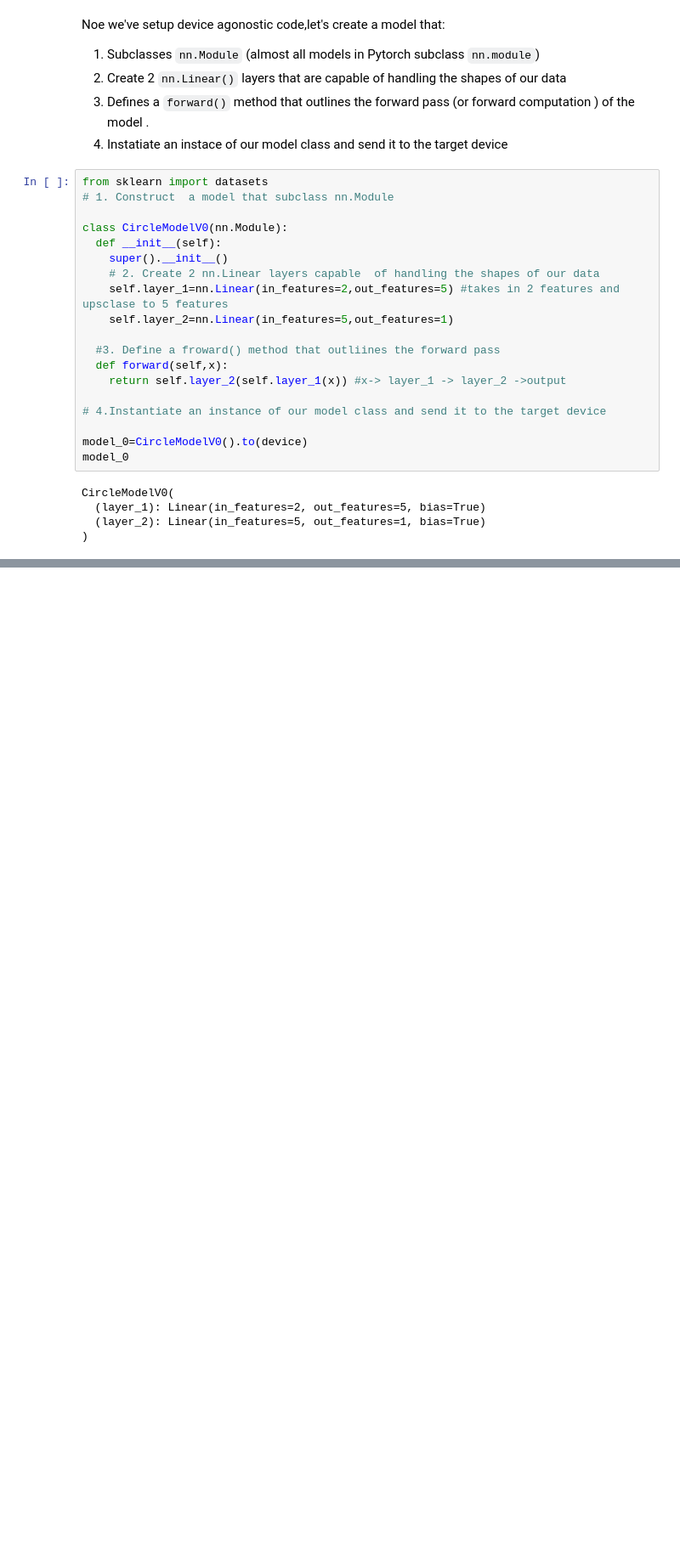
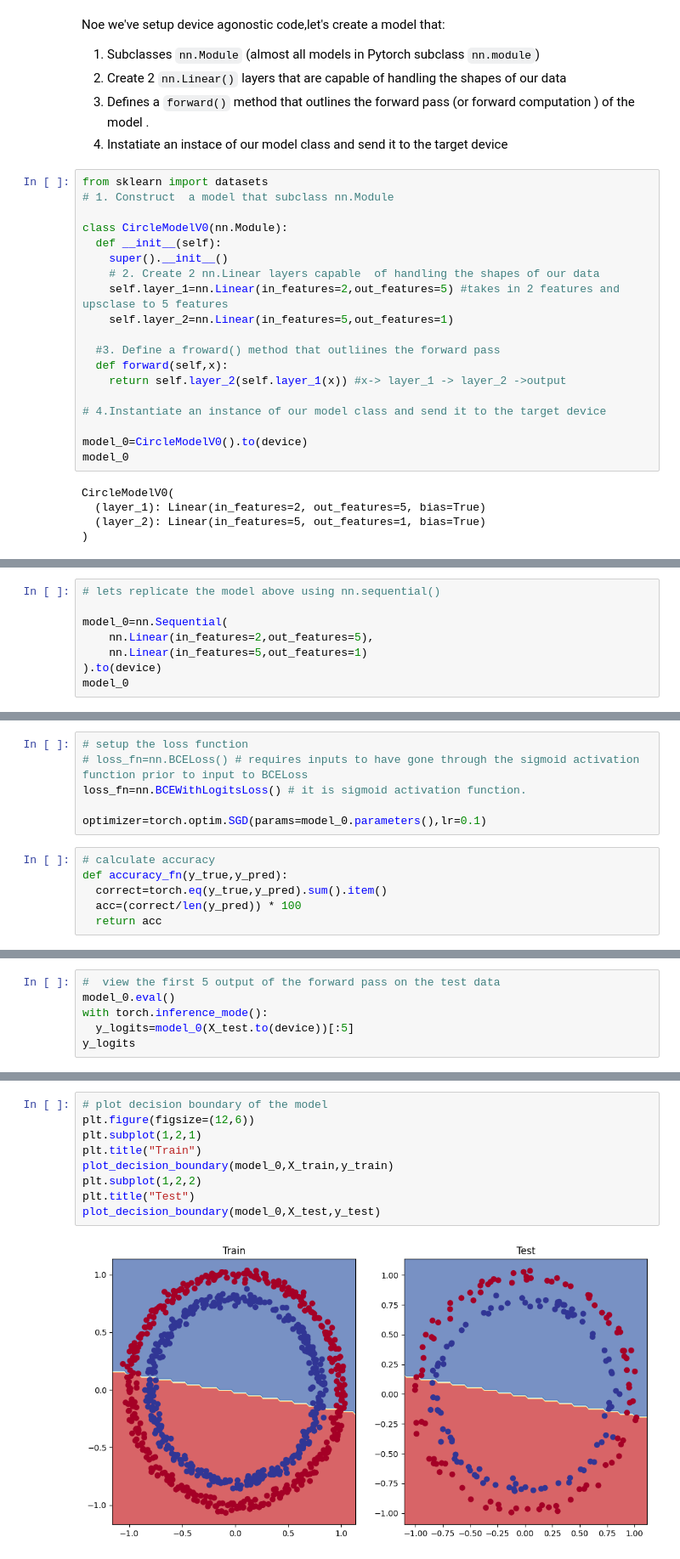
Before and after one commit to akshar1277/Pytorch_learning, a Jupyter notebook: 02_pytorch_classification.ipynb, the cells around one changed output, grey strips where cells are left out. Shown at 85% size. Drawn from its saved outputs; the diff is of its cells as text; blank space fills up the shorter version.

```diff
--- a/02_pytorch_classification.ipynb
+++ b/02_pytorch_classification.ipynb
@@ -179,0 +180,8 @@ device(type='cpu')
+# %%
+# lets replicate the model above using nn.sequential()
+
+model_0=nn.Sequential(
+    nn.Linear(in_features=2,out_features=5),
+    nn.Linear(in_features=5,out_features=1)
+).to(device)
+model_0
@@ -179,0 +248,12 @@ device(type='cpu')
+# %%
+# setup the loss function
+# loss_fn=nn.BCELoss() # requires inputs to have gone through the sigmoid activation function prior to input to BCELoss
+loss_fn=nn.BCEWithLogitsLoss() # it is sigmoid activation function.
+
+optimizer=torch.optim.SGD(params=model_0.parameters(),lr=0.1)
+# %%
+# calculate accuracy
+def accuracy_fn(y_true,y_pred):
+  correct=torch.eq(y_true,y_pred).sum().item()
+  acc=(correct/len(y_pred)) * 100
+  return acc
@@ -179,0 +269,6 @@ device(type='cpu')
+# %%
+#  view the first 5 output of the forward pass on the test data
+model_0.eval()
+with torch.inference_mode():
+  y_logits=model_0(X_test.to(device))[:5]
+y_logits
@@ -179,0 +401,11 @@ device(type='cpu')
+# %%
+# plot decision boundary of the model
+plt.figure(figsize=(12,6))
+plt.subplot(1,2,1)
+plt.title("Train")
+plot_decision_boundary(model_0,X_train,y_train)
+plt.subplot(1,2,2)
+plt.title("Test")
+plot_decision_boundary(model_0,X_test,y_test)
+# %% [output]
+[figure, added]
```
Also changed, not shown: parts of 17 cells of this notebook.
